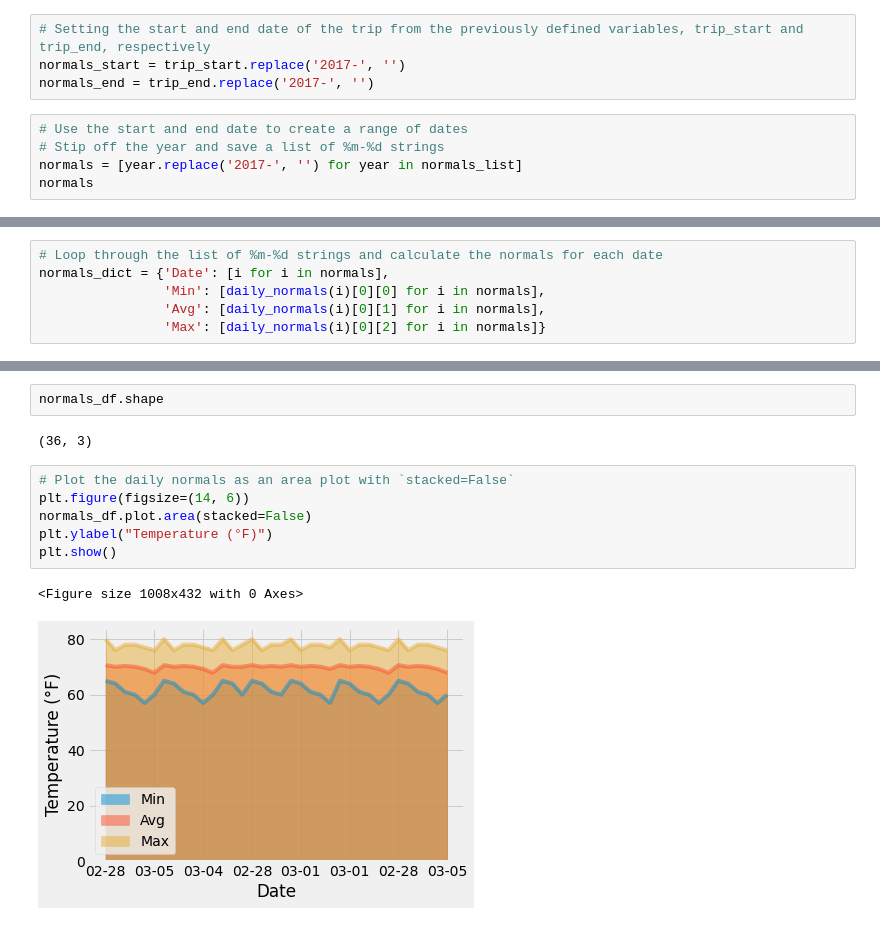
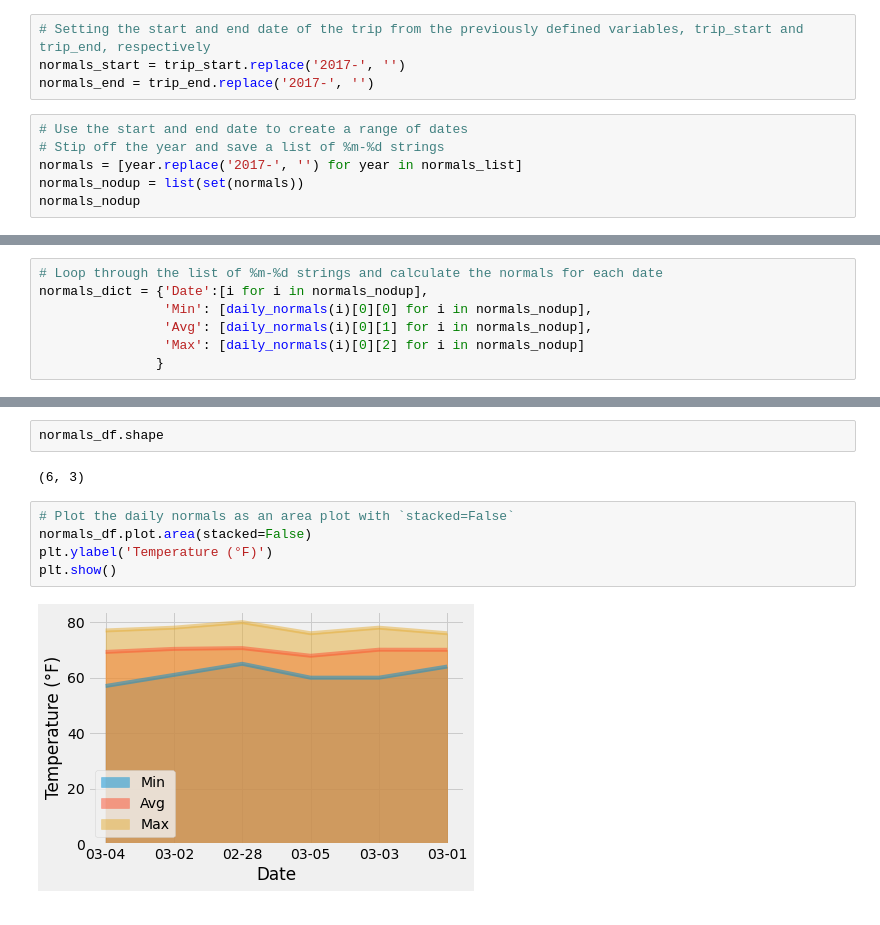
Before and after one commit to emilbello/sqlalchemy-challenge, a Jupyter notebook: climate_starter.ipynb, the cells around one changed output, grey strips where cells are left out. Saved outputs shown, nothing was run; the diff lists cells and outputs as text.

Commit message:
removed duplicated date for the bonus area chart

```diff
--- a/climate_starter.ipynb
+++ b/climate_starter.ipynb
@@ -479,5 +485,6 @@ normals_end = trip_end.replace('2017-', '')
 # Use the start and end date to create a range of dates
 # Stip off the year and save a list of %m-%d strings
 normals = [year.replace('2017-', '') for year in normals_list]
-normals
+normals_nodup = list(set(normals))
+normals_nodup
 # %% [output]
@@ -501,9 +492,10 @@ normals
 # %%
 # Loop through the list of %m-%d strings and calculate the normals for each date
-normals_dict = {'Date': [i for i in normals],
-                'Min': [daily_normals(i)[0][0] for i in normals],
-                'Avg': [daily_normals(i)[0][1] for i in normals],
-                'Max': [daily_normals(i)[0][2] for i in normals]}
+normals_dict = {'Date':[i for i in normals_nodup],
+                'Min': [daily_normals(i)[0][0] for i in normals_nodup],
+                'Avg': [daily_normals(i)[0][1] for i in normals_nodup],
+                'Max': [daily_normals(i)[0][2] for i in normals_nodup]
+               }
 # %%
 normals_dict
 # %% [output]
@@ -561,13 +535,11 @@ normals_df
 # %%
 normals_df.shape
 # %% [output]
-(36, 3)
+(6, 3)
 # %%
 # Plot the daily normals as an area plot with `stacked=False`
-plt.figure(figsize=(14, 6))
 normals_df.plot.area(stacked=False)
-plt.ylabel("Temperature (°F)")
+plt.ylabel('Temperature (°F)')
 plt.show()
 # %% [output]
-<Figure size 1008x432 with 0 Axes>
-[figure, old version]
+[figure, new version]
```
Also changed, not shown: parts of 6 cells of this notebook.
